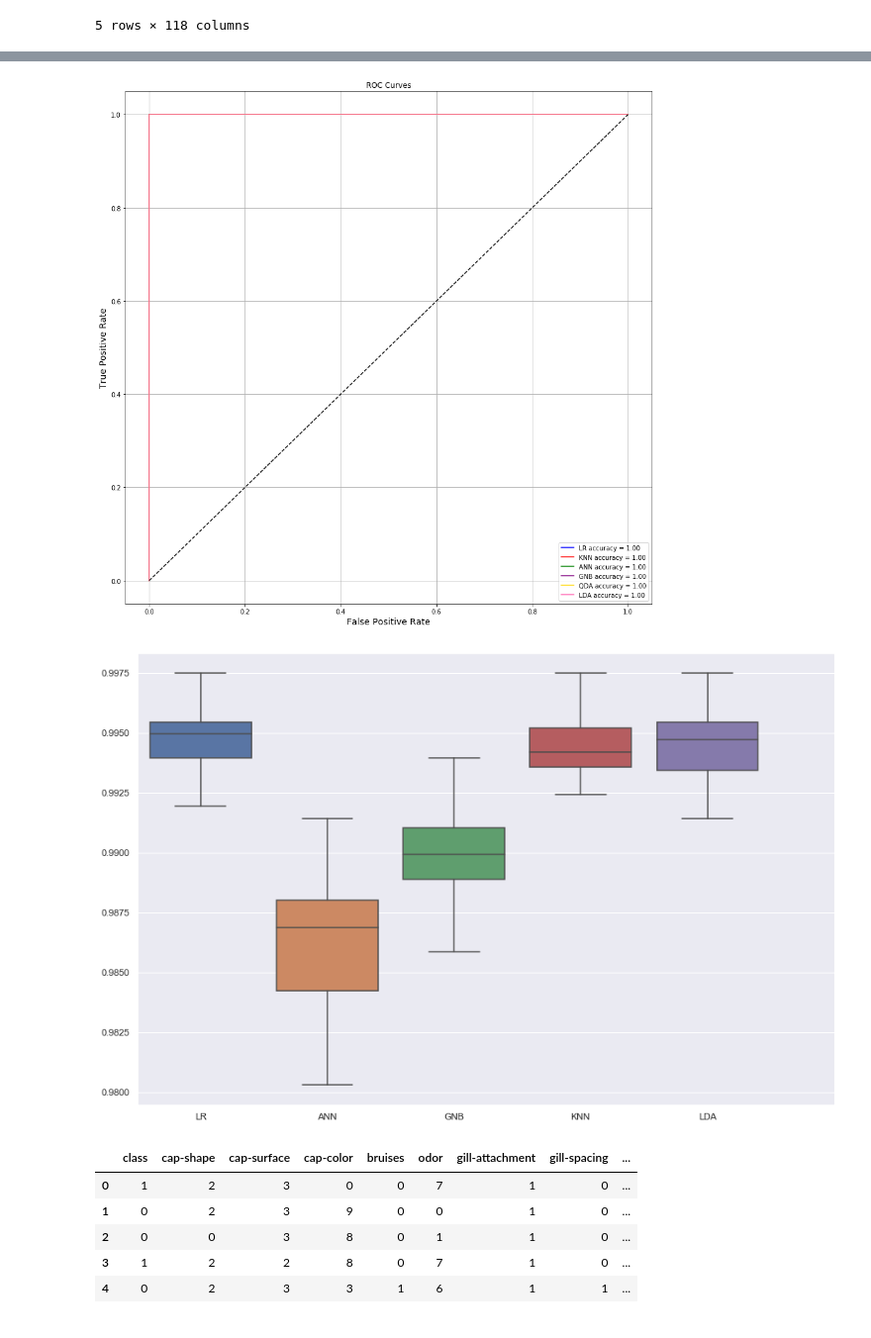
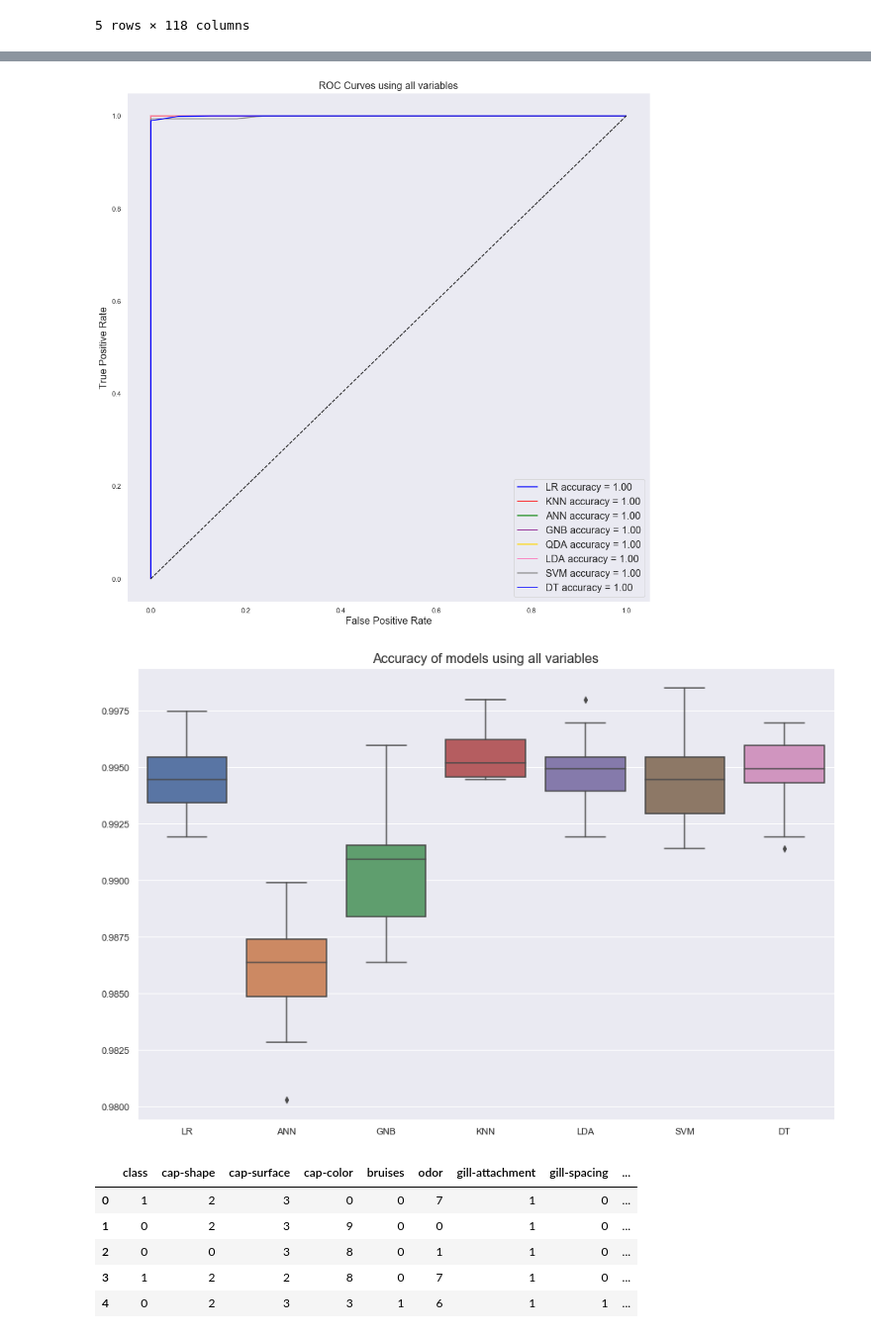
Before and after one commit to csun-data-science-bootcamp-20/Group9, a Jupyter notebook: Mushrooms.ipynb, the cells around one changed output, grey strips where cells are left out. Shown at 99% size. Drawn from its saved outputs; the diff is of its cells as text; code cells hidden in the pictures.

```diff
--- a/Mushrooms.ipynb
+++ b/Mushrooms.ipynb
@@ -436,3 +450,15 @@ accuracy_LDA = auc(FPR_LDA, TPR_LDA)
+# %%
+# Decision Tree
+
+from sklearn.tree import DecisionTreeClassifier as DT
+
+model=DT(max_depth=4,criterion="entropy")
+x_train, x_test, y_train, y_test = tts(X, Y)
+model.fit(x_train,y_train)
+
+y_scores = model.predict_proba(x_test)
+FPR_DT, TPR_DT, _ = roc_curve(y_test, y_scores[:, 1])
+accuracy_DT = auc(FPR_DT, TPR_DT)
 # %%
 # ROC Curve for various ML algorithms using all variables
 
@@ -442,15 +468,17 @@ plt.plot(FPR_ANN, TPR_ANN, c="green", label = 'ANN accuracy = %0.2f' % accuracy_
 plt.plot(FPR_GNB, TPR_GNB, c="purple", label = 'GNB accuracy = %0.2f' % accuracy_GNB)
 plt.plot(FPR_QDA, TPR_QDA, c="gold", label = 'QDA accuracy = %0.2f' % accuracy_QDA)
 plt.plot(FPR_QDA, TPR_QDA, c="hotpink", label = 'LDA accuracy = %0.2f' % accuracy_LDA)
+plt.plot(FPR_SVM, TPR_SVM, c="grey", label = 'SVM accuracy = %0.2f' % accuracy_SVM)
+plt.plot(FPR_DT, TPR_DT, c="blue", label = 'DT accuracy = %0.2f' % accuracy_DT)
 plt.plot([0,1],[0,1],c="k",ls="--")
-plt.legend(loc = 'lower right')
+plt.legend(loc = 'lower right', fontsize=16)
 plt.grid()
-plt.xlabel("False Positive Rate",fontsize=14)
-plt.ylabel("True Positive Rate",fontsize=14)
-plt.title("ROC Curves")
+plt.xlabel("False Positive Rate",fontsize=16)
+plt.ylabel("True Positive Rate",fontsize=16)
+plt.title("ROC Curves using all variables", fontsize=16)
 plt.gcf().set_size_inches(15,15)
 # %% [output]
-[figure, old version]
+[figure, new version]
 # %%
 # Accuracy Boxplot for various ML algorithms using all variables
 
@@ -460,6 +488,8 @@ from sklearn.discriminant_analysis import LinearDiscriminantAnalysis
 from sklearn.discriminant_analysis import QuadraticDiscriminantAnalysis
 from sklearn.neural_network import MLPClassifier as ANN
 from sklearn.naive_bayes import GaussianNB
+from sklearn.svm import SVC
+from sklearn.tree import DecisionTreeClassifier as DT
 
 def evaluate_model(X, Y, method, repeats):
     accs=[]
@@ -469,37 +499,46 @@ def evaluate_model(X, Y, method, repeats):
         y_predict = method.predict(x_test)
         accs.append(accuracy_score(y_test, y_predict))
     return(accs)
 
 #LR
 LRSTATS = evaluate_model(X, Y, LR(), 40)
 
 #ANN
 simon = ANN(alpha=1e-5, max_iter=1000, hidden_layer_sizes=(2,3,3), random_state=1)
 ANNSTATS = evaluate_model(X, Y, simon, 40)
 
 # Gaussian
 GNB = GaussianNB()
 GNBSTATS = evaluate_model(X, Y, GNB, 40)
 
-KNN
+#KNN
 KNN = KNN(n_neighbors = 3)
 KNNSTATS = evaluate_model(X, Y, KNN, 6)
 
 # Linear Discriminant Analysis
 LDA = LinearDiscriminantAnalysis()
 LDASTATS = evaluate_model(X, Y, LDA, 40)
 
 # Quadratic Discriminant Analysis
 #QDA = QuadraticDiscriminantAnalysis()
 #QDASTATS = evaluate_model(X, Y, QDA, 40)
 
-sns.boxplot(data=[LRSTATS,ANNSTATS,GNBSTATS,KNNSTATS, LDASTATS])
+# Support Vector Machines
+SVM = SVC(kernel="rbf", probability=True)
+SVMSTATS = evaluate_model(X, Y, SVM, 40)
 
-plt.xticks([0,1,2,3,4,5],["LR","ANN","GNB","KNN","LDA"]);
+#DT
+DT=DT(max_depth=4,criterion="entropy")
+DTSTATS = evaluate_model(X, Y, DT, 40)
+
+sns.boxplot(data=[LRSTATS,ANNSTATS,GNBSTATS,KNNSTATS, LDASTATS, SVMSTATS, DTSTATS])
+
+plt.xticks([0,1,2,3,4,5,6],["LR","ANN","GNB","KNN","LDA", "SVM", "DT"])
+plt.title("Accuracy of models using all variables", fontsize=16)
 plt.gcf().set_size_inches(15,10)
 plt.show()
 # %% [output]
-[figure, old version]
+[figure, new version]
 # %%
 # covert string to numbers in dataset
 
```
Also changed, not shown: parts of 10 cells of this notebook.
